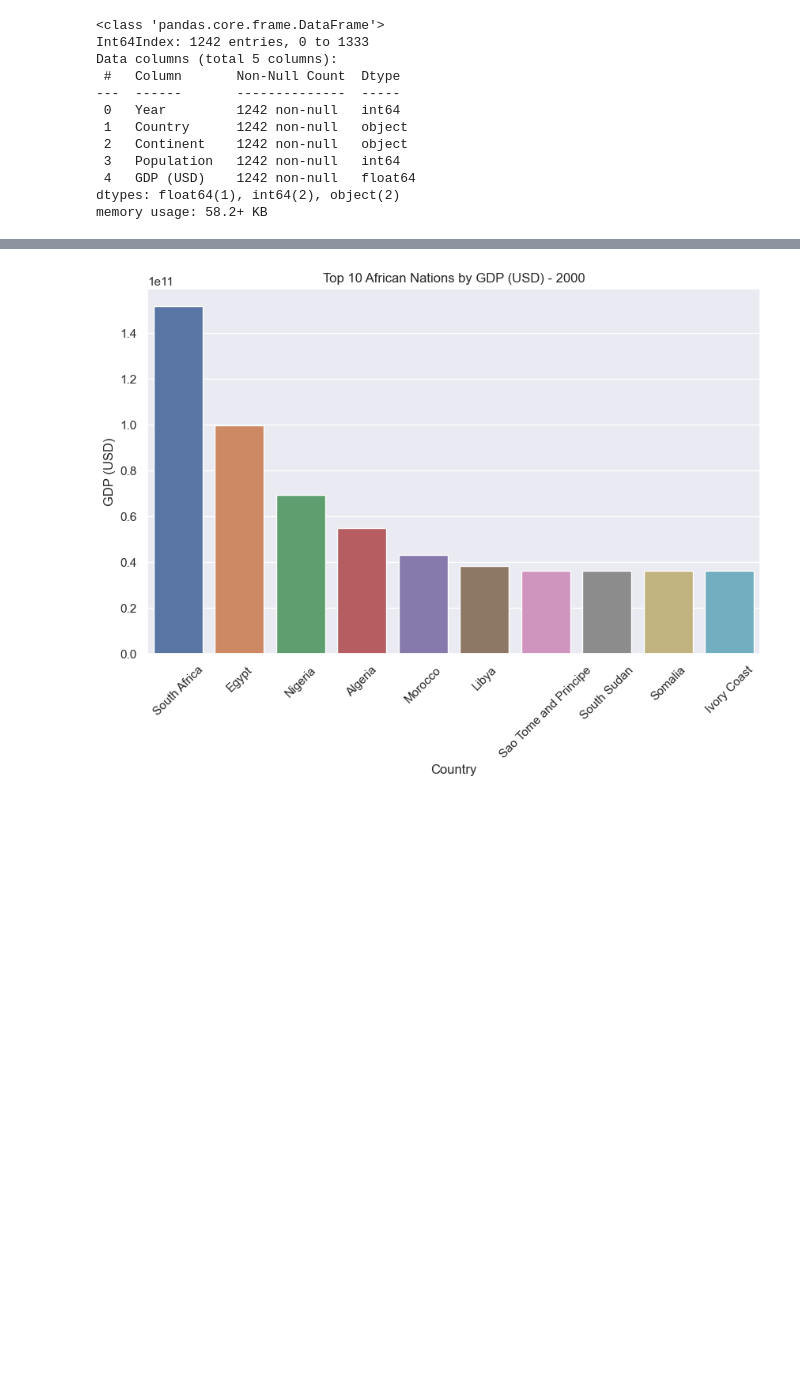
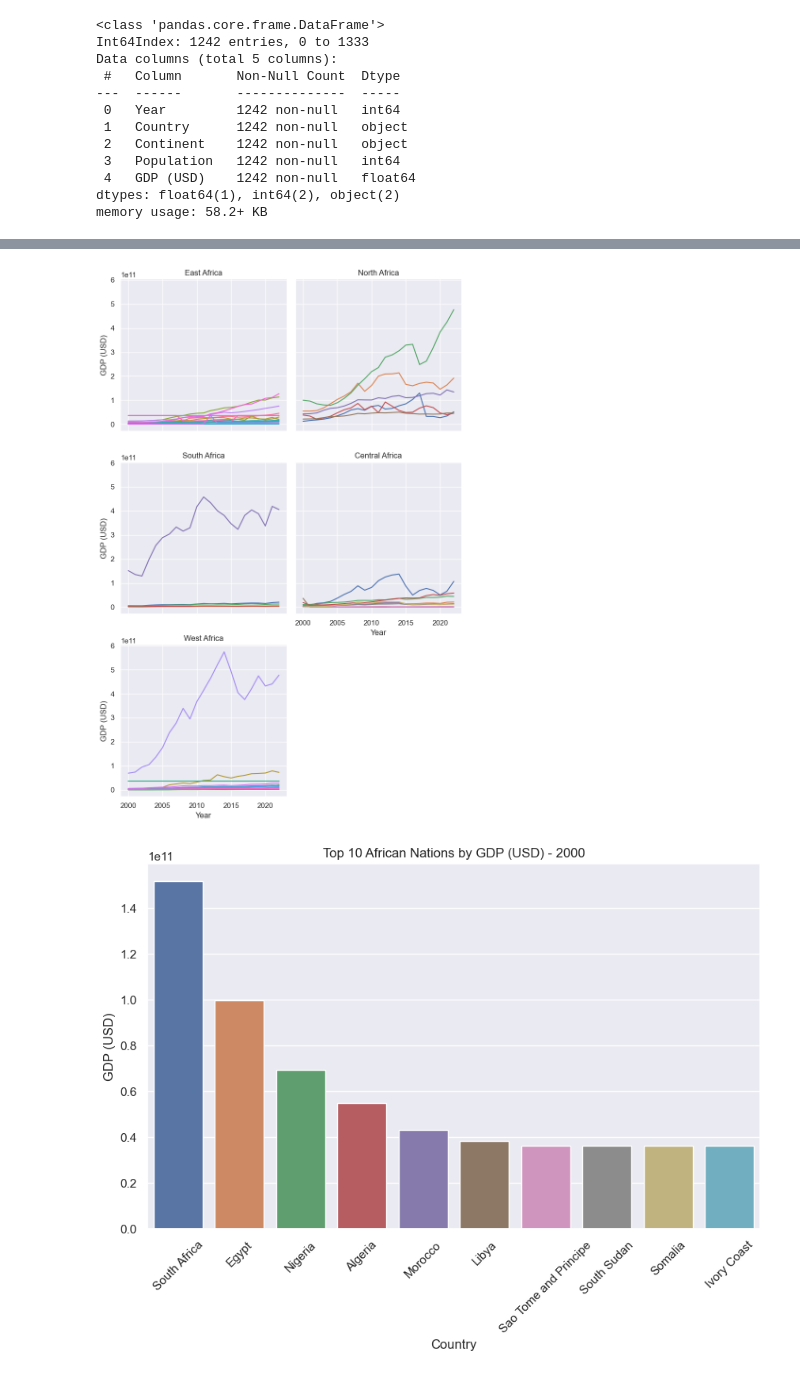
Before and after one commit to Murray-Assal/Africa_Data, a Jupyter notebook: Africa_World_Bank_Data.ipynb, the cells around one changed output, grey strips where cells are left out. Cells and saved outputs as stored; diff of their text form; code cells hidden in the pictures; blank space fills up the shorter version.

```diff
--- a/Africa_World_Bank_Data.ipynb
+++ b/Africa_World_Bank_Data.ipynb
@@ -85,3 +129,12 @@ memory usage: 58.2+ KB
+# %%
+g = sns.FacetGrid(africa, col="Continent", col_wrap=2, height=4)
+g.map_dataframe(sns.lineplot, x="Year", y="GDP (USD)", hue="Country")
+g.set_axis_labels("Year", "GDP (USD)")
+g.set_titles(col_template="{col_name}")
+plt.tight_layout()
+plt.show()
+# %% [output]
+[figure, added]
 # %%
 africa_year = africa[africa['Year'] == 2022]
 africa_sorted = africa_year.sort_values(by='GDP (USD)', ascending=False)
```
Also changed, not shown: parts of 6 cells of this notebook.
